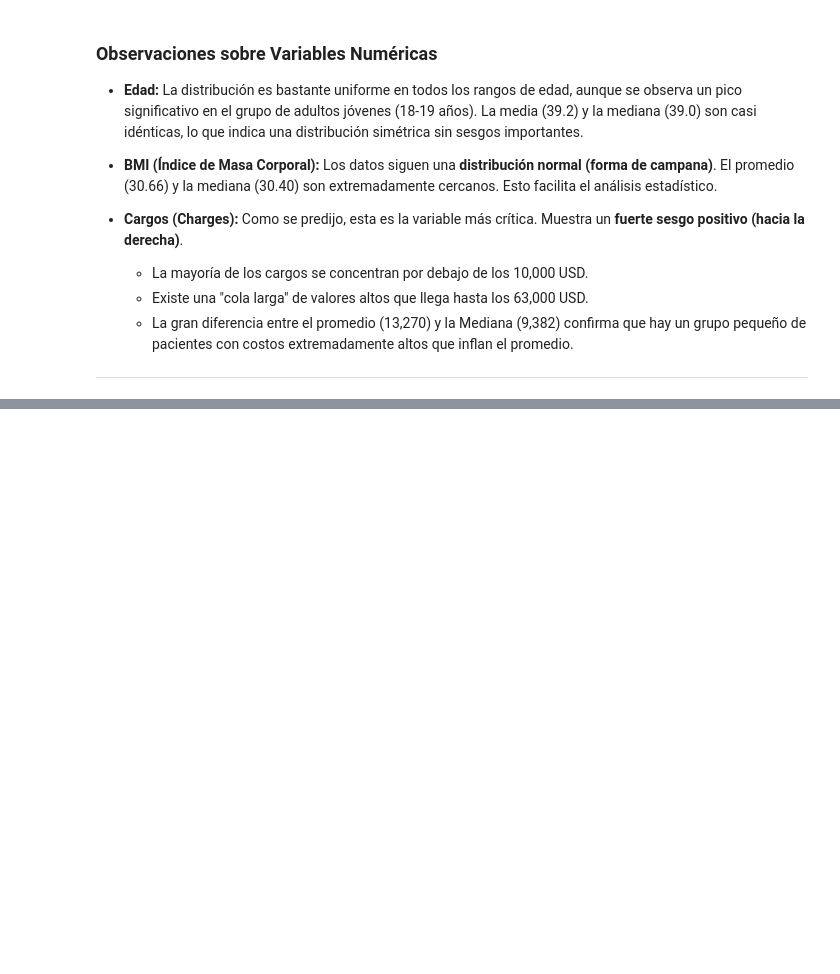
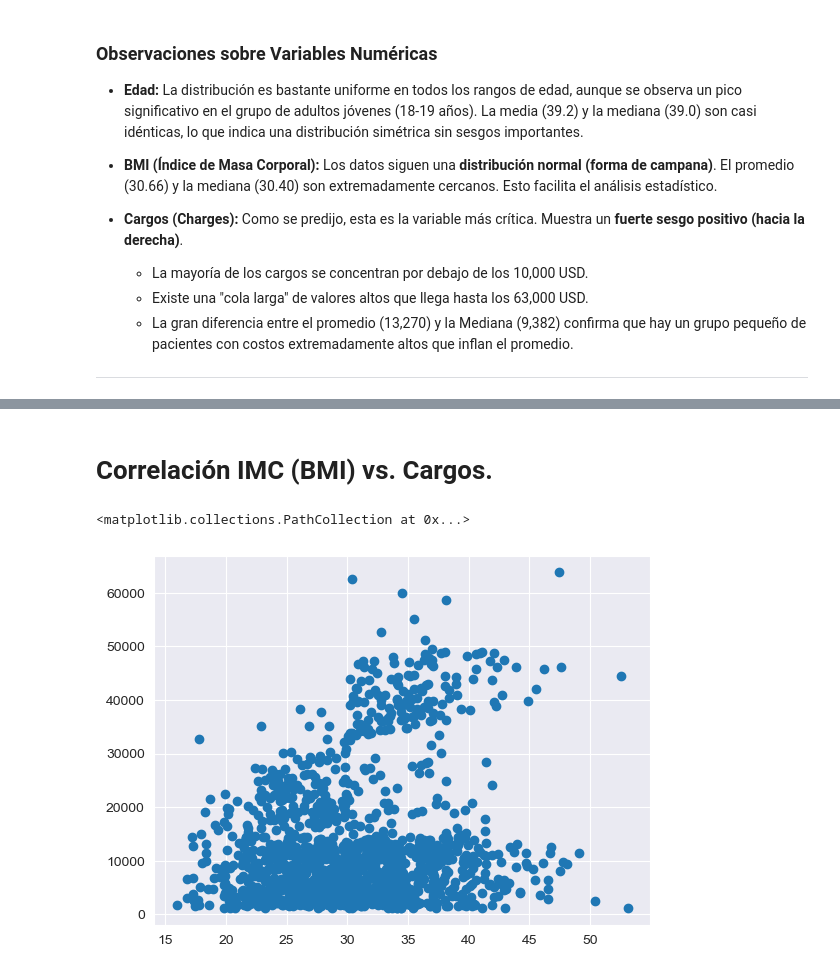
Before and after one commit to Fixzion/Analisis-Exploratorio-de-Costos-de-Seguros-Medicos-de-Estados-Unidos, a Jupyter notebook: Notebooks/ADSM.ipynb, the cells around one changed output, grey strips where cells are left out. Saved outputs shown, nothing was run; the diff lists cells and outputs as text; code cells hidden in the pictures; blank space fills up the shorter version.

```diff
--- a/Notebooks/ADSM.ipynb
+++ b/Notebooks/ADSM.ipynb
@@ -167,0 +301,10 @@ Name: count, dtype: int64
+# %% [markdown]
+# Correlación IMC (BMI) vs. Cargos.
+# %%
+imc = df['bmi']
+cargos = df['charges']
+
+plt.scatter(x=imc,y=cargos)
+# %% [output]
+<matplotlib.collections.PathCollection at 0x...>
+[figure, added]
```
Also changed, not shown: parts of 41 cells of this notebook.
